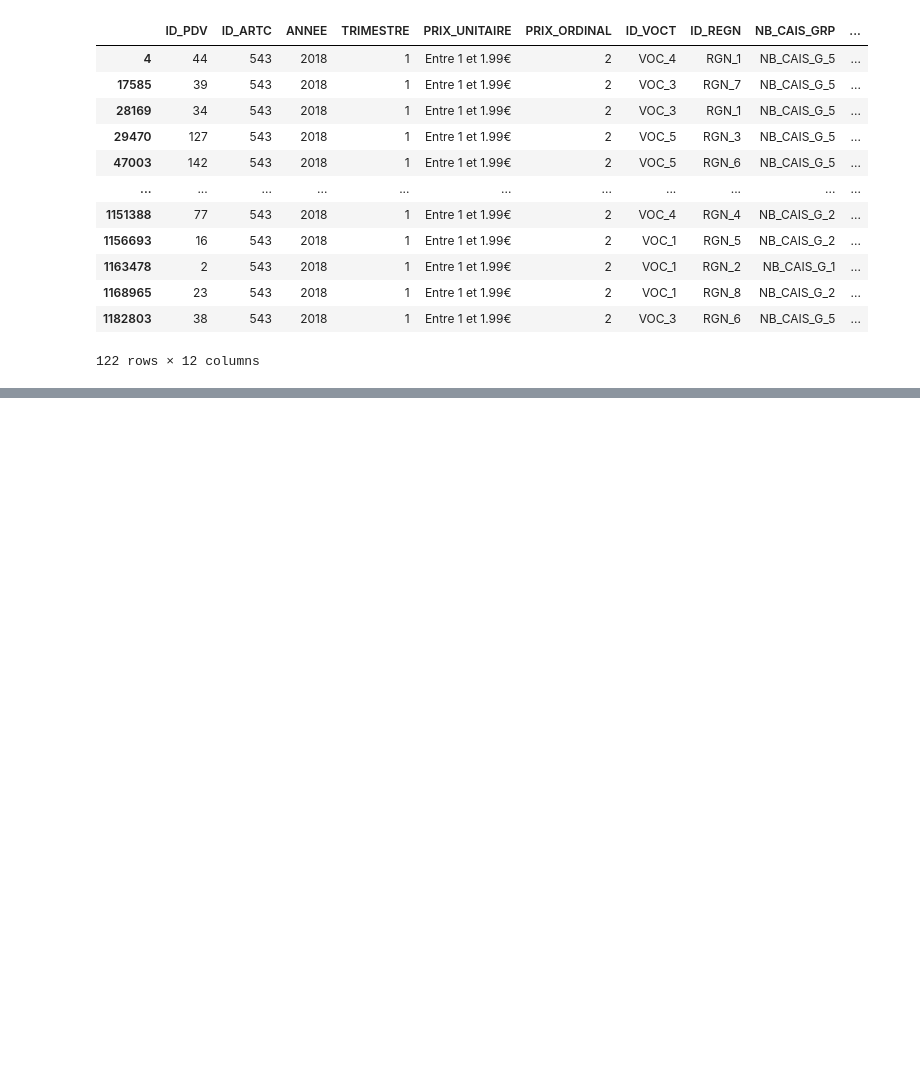
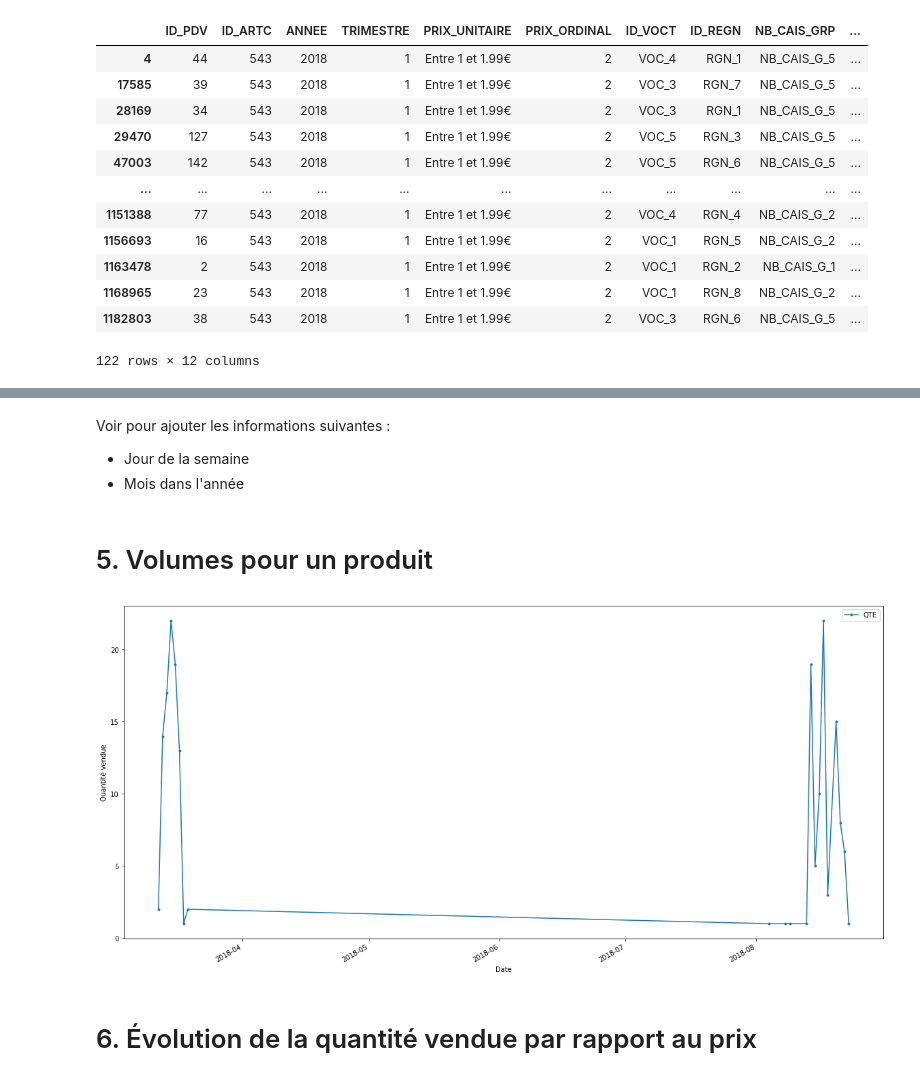
Before and after one commit to lbaret/concours_intermarche, a Jupyter notebook: EDA.ipynb, the cells around one changed output, grey strips where cells are left out. Saved outputs shown, nothing was run; the diff lists cells and outputs as text; code cells hidden in the pictures; blank space fills up the shorter version.

```diff
--- a/EDA.ipynb
+++ b/EDA.ipynb
@@ -8,6 +8,9 @@ from scipy.stats import pearsonr
 import matplotlib.pyplot as plt
 import seaborn as sns
 
+import matplotlib as mpl
+mpl.rcParams['figure.figsize'] = (20, 10)
+
 import re
 import random
 # %% [markdown]
@@ -301,0 +322,31 @@ df_sp[(df_sp['ANNEE'] == 2018) & (df_sp['TRIMESTRE'] == 1) & (df_sp['ID_ARTC'] =
+# %% [markdown]
+Voir pour ajouter les informations suivantes :
+- Jour de la semaine
+- Mois dans l'année
+# %%
+df_v['TRIMESTRE'] = df_v['DATE'].dt.quarter
+df_v['ANNEE'] = df_v['DATE'].dt.year
+
+df_train = df_v.merge(df_pv, left_on=['ID_PDV', 'ID_ARTC', 'TRIMESTRE', 'ANNEE'], right_on=['ID_PDV', 'ID_ARTC', 'TRIMESTRE', 'ANNEE'])
+
+df_train = df_train.merge(df_pdv, left_on='ID_PDV', right_on='ID_PDV')
+
+df_train = df_train.merge(df_nomenclature, left_on='ID_ARTC', right_on='ID_ARTC')
+# %% [markdown]
+# 5. Volumes pour un produit
+# %%
+article = random.choice(list(df_train['ID_ARTC'].unique()))
+point_de_vente = random.choice(df_train['ID_PDV'])
+
+df_visu = df_train[df_train['ID_PDV'] == point_de_vente]
+
+df_affichage = df_visu[df_visu['ID_ARTC'] == articles[i]][['DATE', 'QTE']]
+df_affichage.set_index('DATE').plot(figsize=(20, 10), marker='.')
+
+plt.xlabel('Date')
+plt.ylabel('Quantité vendue')
+plt.show()
+# %% [output]
+[figure, added]
+# %% [markdown]
+# 6. Évolution de la quantité vendue par rapport au prix
```
Also changed, not shown: parts of 18 cells of this notebook.
